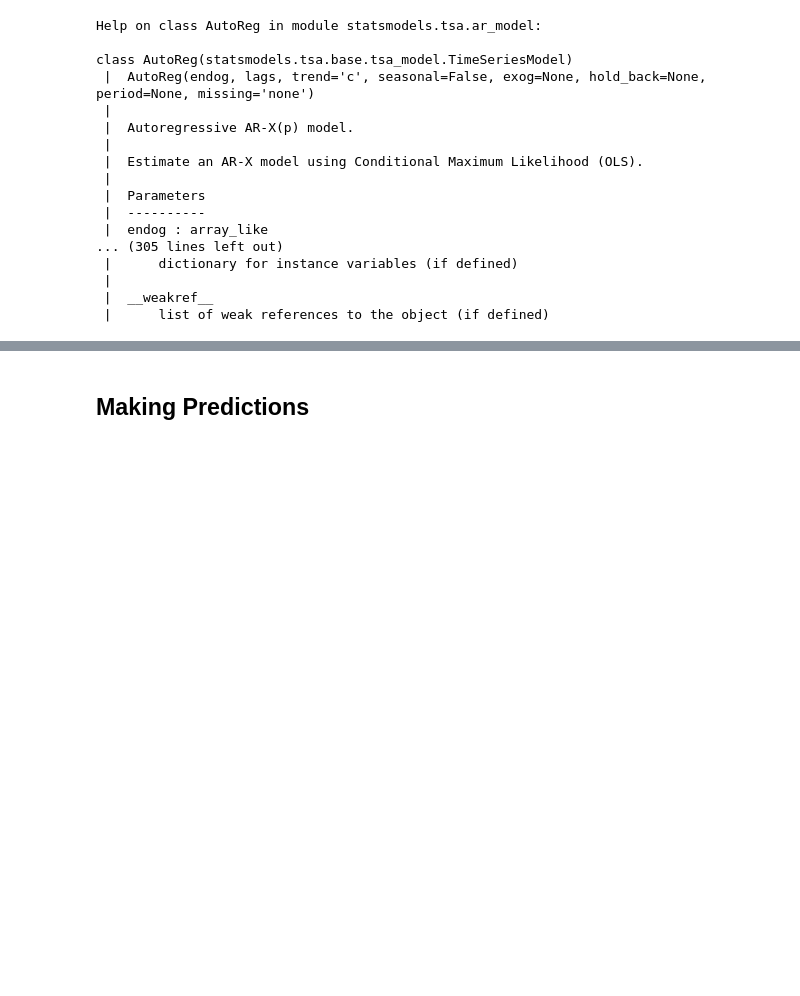
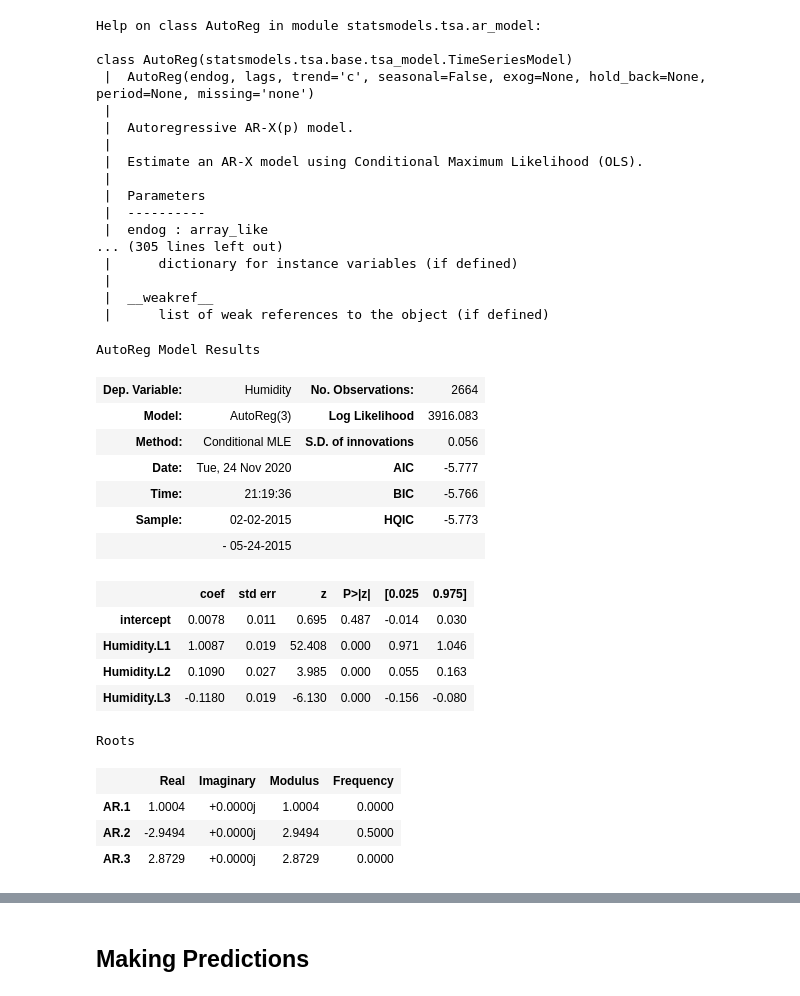
Before and after one commit to ksaslow/data-pt-ber-08-20, a Jupyter notebook: Notes/module-2/time-series-class-Kate.ipynb, the cells around one changed output, grey strips where cells are left out. Saved outputs shown, nothing was run; the diff lists cells and outputs as text; code cells hidden in the pictures; blank space fills up the shorter version.

```diff
--- a/Notes/module-2/time-series-class-Kate.ipynb
+++ b/Notes/module-2/time-series-class-Kate.ipynb
@@ -324,3 +329,27 @@ class AutoReg(statsmodels.tsa.base.tsa_model.TimeSeriesModel)
  |
  |  __weakref__
  |      list of weak references to the object (if defined)
+# %%
+model = AutoReg(df['Humidity'], lags = 3).fit()  # defining your variable y, and the length of lags.
+model.summary()
+
+# look at how changing the length of lags changes the summary.
+# %% [output]
+AutoReg Model Results
+| Dep. Variable: | Humidity | No. Observations: | 2664 |
+| Model: | AutoReg(3) | Log Likelihood | 3916.083 |
+| Method: | Conditional MLE | S.D. of innovations | 0.056 |
+| Date: | Tue, 24 Nov 2020 | AIC | -5.777 |
+| Time: | 21:19:36 | BIC | -5.766 |
+| Sample: | 02-02-2015 | HQIC | -5.773 |
+|  | - 05-24-2015 |  |  |
+|  | coef | std err | z | P>|z| | [0.025 | 0.975] |
+| intercept | 0.0078 | 0.011 | 0.695 | 0.487 | -0.014 | 0.030 |
+| Humidity.L1 | 1.0087 | 0.019 | 52.408 | 0.000 | 0.971 | 1.046 |
+| Humidity.L2 | 0.1090 | 0.027 | 3.985 | 0.000 | 0.055 | 0.163 |
+| Humidity.L3 | -0.1180 | 0.019 | -6.130 | 0.000 | -0.156 | -0.080 |
+Roots
+|  | Real | Imaginary | Modulus | Frequency |
+| AR.1 | 1.0004 | +0.0000j | 1.0004 | 0.0000 |
+| AR.2 | -2.9494 | +0.0000j | 2.9494 | 0.5000 |
+| AR.3 | 2.8729 | +0.0000j | 2.8729 | 0.0000 |
```
Also changed, not shown: parts of 7 cells of this notebook, 2 other files.
